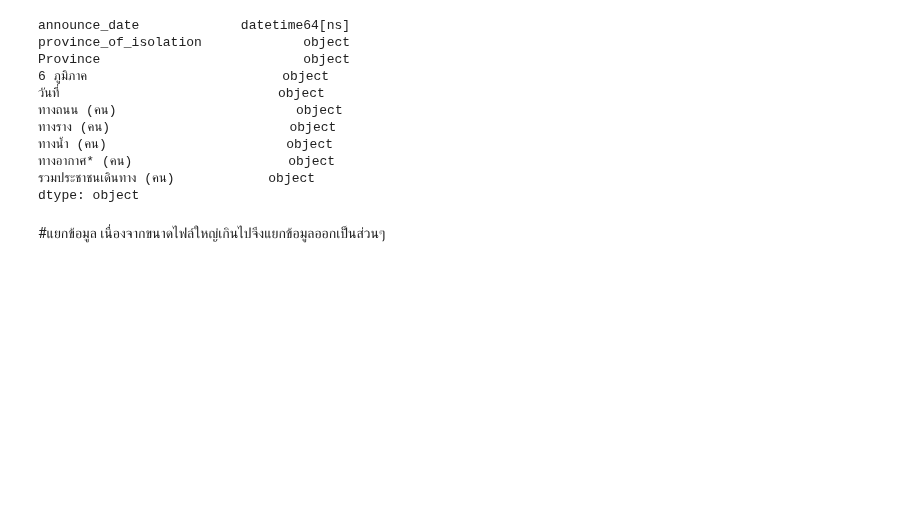
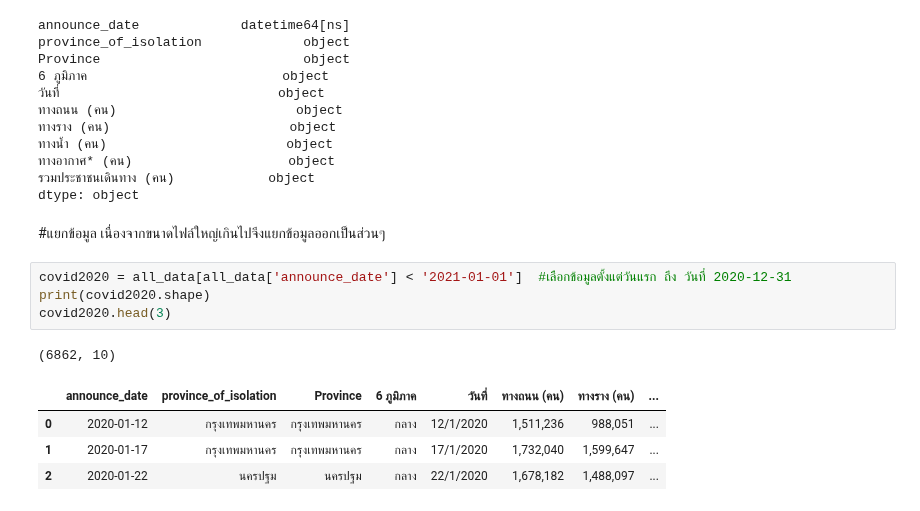
Before and after one commit to Nunticha24/data_viz_2022, a Jupyter notebook: Project_Dinosaur.ipynb, the cells around one changed output. Drawn from its saved outputs; the diff is of its cells as text; blank space fills up the shorter version.

```diff
--- a/Project_Dinosaur.ipynb
+++ b/Project_Dinosaur.ipynb
@@ -428,3 +428,13 @@ dtype: object
 # %% [markdown]
 #แยกข้อมูล
 เนื่องจากขนาดไฟล์ใหญ่เกินไปจึงแยกข้อมูลออกเป็นส่วนๆ
+# %%
+covid2020 = all_data[all_data['announce_date'] < '2021-01-01']  #เลือกข้อมูลตั้งแต่วันแรก ถึง วันที่ 2020-12-31
+print(covid2020.shape)
+covid2020.head(3)
+# %% [output]
+(6862, 10)
+|  | announce_date | province_of_isolation | Province | 6 ภูมิภาค | วันที่ | ทางถนน (คน) | ทางราง (คน) | ... |
+| 0 | 2020-01-12 | กรุงเทพมหานคร | กรุงเทพมหานคร | กลาง | 12/1/2020 | 1,511,236 | 988,051 | ... |
+| 1 | 2020-01-17 | กรุงเทพมหานคร | กรุงเทพมหานคร | กลาง | 17/1/2020 | 1,732,040 | 1,599,647 | ... |
+| 2 | 2020-01-22 | นครปฐม | นครปฐม | กลาง | 22/1/2020 | 1,678,182 | 1,488,097 | ... |
```
Also changed, not shown: parts of 1 cell of this notebook.
